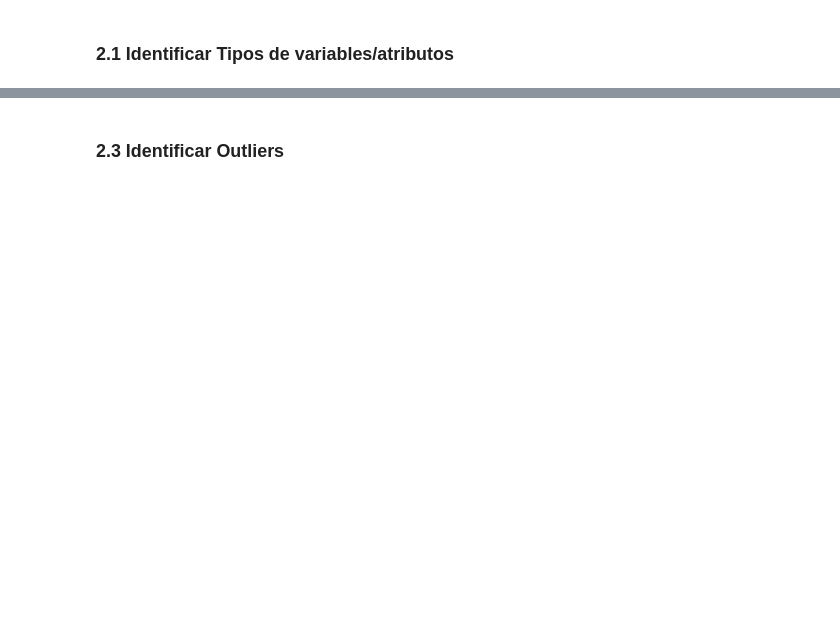
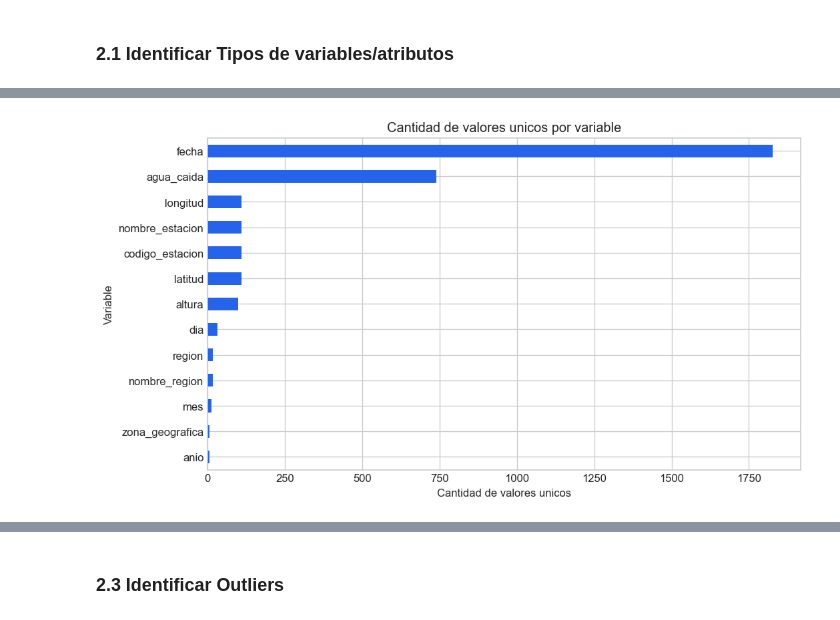
Before and after one commit to 4mnesia/DataMining, a Jupyter notebook: DataMining.ipynb, the cells around one changed output, grey strips where cells are left out. Saved outputs shown, nothing was run; the diff lists cells and outputs as text; code cells hidden in the pictures; blank space fills up the shorter version.

```diff
--- a/DataMining.ipynb
+++ b/DataMining.ipynb
@@ -113,8 +197,11 @@ display(df.head())
 # %%
-resumen_base = pd.DataFrame({
-    "dtype_pandas": df.dtypes.astype(str),
-    "valores_unicos": df.nunique(),
-    "nulos": df.isnull().sum()
-})
+resumen_base = pd.DataFrame(
+    {
+        "dtype_pandas": df.dtypes.astype(str),
+        "valores_unicos": df.nunique(dropna=False),
+        "nulos": df.isnull().sum(),
+        "porcentaje_nulos": (df.isnull().mean() * 100).round(2),
+    }
+).sort_values(["nulos", "valores_unicos"], ascending=[False, False])
 
 display(resumen_base)
@@ -121,9 +223,11 @@ display(resumen_base)
 # %%
-fig, ax = plt.subplots(figsize=(9, 4))
+fig, ax = plt.subplots(figsize=(9, 5))
 resumen_base["valores_unicos"].sort_values().plot(kind="barh", ax=ax, color="#2563eb")
 ax.set_title("Cantidad de valores unicos por variable")
-ax.set_xlabel("Valores unicos")
+ax.set_xlabel("Cantidad de valores unicos")
 ax.set_ylabel("Variable")
 plt.tight_layout()
 plt.show()
+# %% [output]
+[figure, added]
 # %%
```
Also changed, not shown: parts of 110 cells of this notebook.
